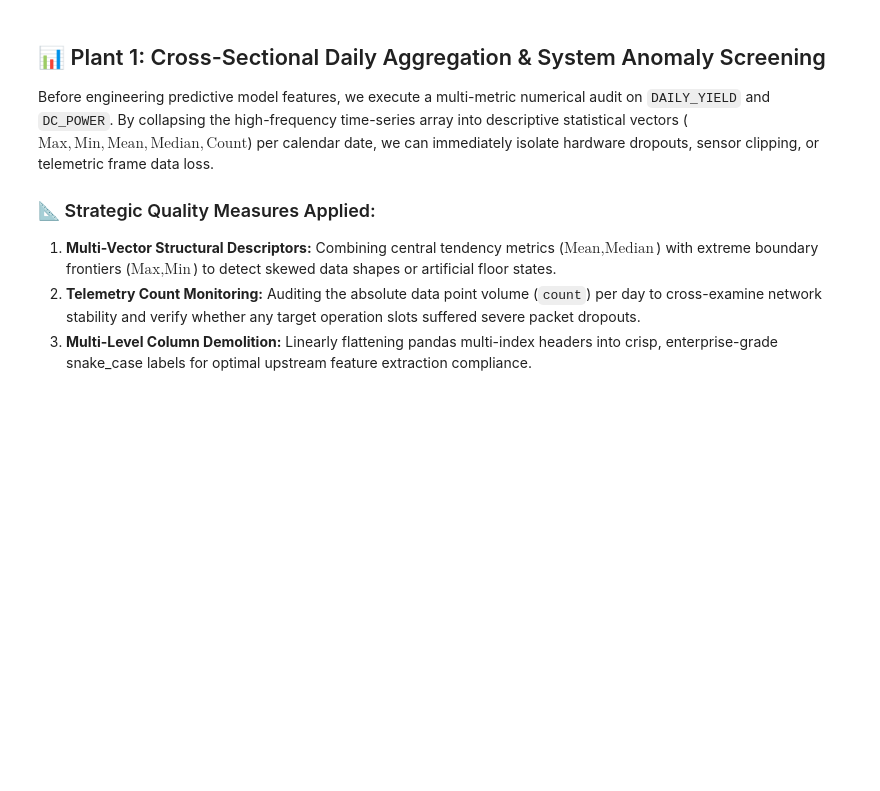
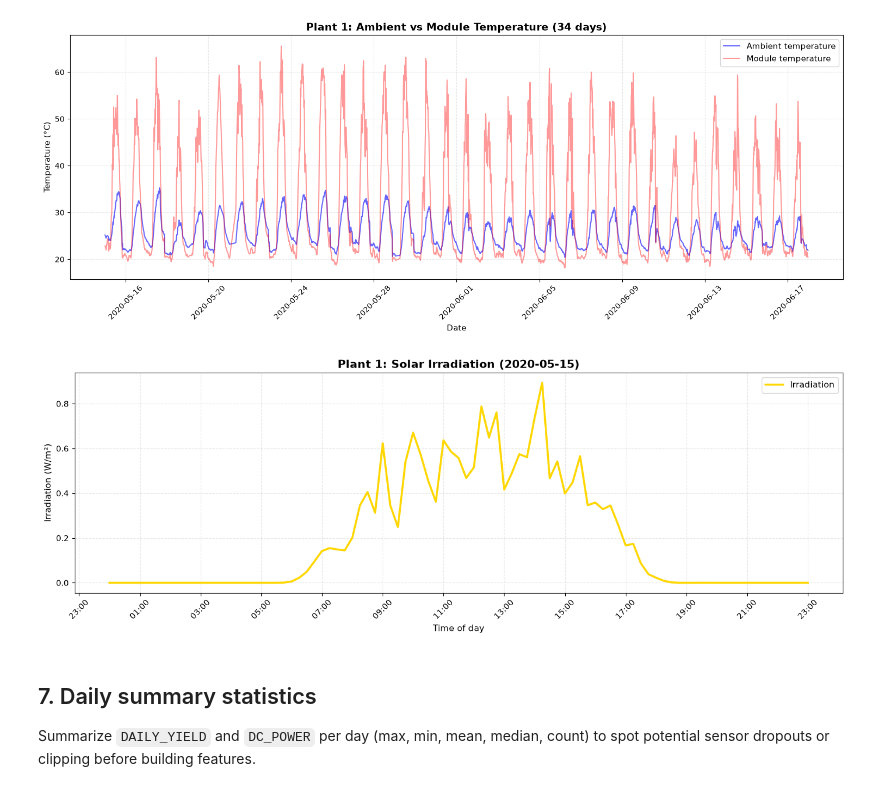
Before and after one commit to tateshita1908/solar-power-forecasting-system, a Jupyter notebook: notebooks/01_solar_forecasting_plant1.ipynb, the cells around one changed output. Saved outputs shown, nothing was run; the diff lists cells and outputs as text; code cells hidden in the pictures; blank space fills up the shorter version.

```diff
--- a/notebooks/01_solar_forecasting_plant1.ipynb
+++ b/notebooks/01_solar_forecasting_plant1.ipynb
@@ -253,56 +193,42 @@ To build a rigorous causal framework for our machine learning model, this sectio
 # %%
-# ==============================================================================
-# SECTION 6: METEOROLOGICAL LIFESPAN TRENDS & DIURNAL IRRADIATION WAVE
-# ==============================================================================
+# Section 6: Weather trends
+logger.info("Plotting temperature and irradiation trends.")
 
-# 1. Access the Pipeline-Level Logger Instance
-logger = logging.getLogger("IngestionPipeline")
-logger.info("Rendering 34-day continuous atmospheric thermal disparity profiles.")
+# Chart 1: 34-day ambient vs module temperature
+plt.figure(figsize=(15, 6))
+plt.plot(plant1_weather_df['DATE_TIME'], plant1_weather_df['AMBIENT_TEMPERATURE'], label='Ambient temperature', color='blue', alpha=0.6, lw=1.5)
+plt.plot(plant1_weather_df['DATE_TIME'], plant1_weather_df['MODULE_TEMPERATURE'], label='Module temperature', color='red', alpha=0.4, lw=1.5)
 
-# --- CHART 1: 34-DAY TEMPERATURE TREND (AMBIENT VS MODULE) ---
-plt.figure(figsize=(15, 6))
-
-# Plot the ambient and module temperatures overlapping each other
-plt.plot(plant1_weather_df['DATE_TIME'], plant1_weather_df['AMBIENT_TEMPERATURE'], label='Ambient Air Temperature', color='blue', alpha=0.6, lw=1.5)
-plt.plot(plant1_weather_df['DATE_TIME'], plant1_weather_df['MODULE_TEMPERATURE'], label='Module Surface Temperature', color='red', alpha=0.4, lw=1.5)
-
-# FIX: Apply Explicit Chronological Locators to Prevent Overlapping Character Smudging
 ax1 = plt.gca()
-ax1.xaxis.set_major_locator(mdates.DayLocator(interval=4))  # Space ticks every 4 days cleanly
+ax1.xaxis.set_major_locator(mdates.DayLocator(interval=4))
 ax1.xaxis.set_major_formatter(mdates.DateFormatter('%Y-%m-%d'))
 
-plt.title("Plant 1: 34-Day Continuous Meteorological Temperature Trend (Ambient vs Module)", fontsize=14, fontweight='bold')
-plt.xlabel("Calendar Operation Timeline (34-Day Continuous Window)", fontsize=11)
-plt.ylabel("Atmospheric Thermal Metrics (°C)", fontsize=11)
+plt.title("Plant 1: Ambient vs Module Temperature (34 days)", fontsize=14, fontweight='bold')
+plt.xlabel("Date", fontsize=11)
+plt.ylabel("Temperature (°C)", fontsize=11)
 plt.grid(True, linestyle='--', alpha=0.3)
 plt.legend(loc='upper right', fontsize=11)
 plt.xticks(rotation=45)
 plt.tight_layout()
 plt.show()
 
-
-# --- CHART 2: 24-HOUR SOLAR IRRADIATION FLASHPOINT ---
+# Chart 2: irradiation curve for a single day
 target_date_weather = '2020-05-15'
-logger.info(f"Isolating 24-hour solar irradiation trajectory for target date: {target_date_weather}")
-
-# Filter the dataset to include strictly the specified target operational date window
 day_weather_df = plant1_weather_df[plant1_weather_df['DATE_TIME'].dt.date == pd.to_datetime(target_date_weather).date()].copy()
 
 plt.figure(figsize=(14, 5))
-plt.plot(day_weather_df['DATE_TIME'], day_weather_df['IRRADIATION'], color='gold', lw=2.5, label='Solar Irradiation Intensity')
+plt.plot(day_weather_df['DATE_TIME'], day_weather_df['IRRADIATION'], color='gold', lw=2.5, label='Irradiation')
 
-# FIX: Apply Explicit Chronological Locators for the Day-Level Tickers
 ax2 = plt.gca()
-ax2.xaxis.set_major_locator(mdates.HourLocator(interval=2))  # Space major ticks every 2 hours beautifully
+ax2.xaxis.set_major_locator(mdates.HourLocator(interval=2))
 ax2.xaxis.set_major_formatter(mdates.DateFormatter('%H:%M'))
 
-plt.title(f"Plant 1: 24-Hour Continuous Solar Irradiation Wave ({target_date_weather})", fontsize=14, fontweight='bold')
-plt.xlabel("Time of Day (24-Hour Cycle)", fontsize=11)
-plt.ylabel("Solar Irradiation Intensity ($W/m^2$)", fontsize=11)
+plt.title(f"Plant 1: Solar Irradiation ({target_date_weather})", fontsize=14, fontweight='bold')
+plt.xlabel("Time of day", fontsize=11)
+plt.ylabel("Irradiation (W/m²)", fontsize=11)
 plt.grid(True, linestyle='--', alpha=0.3)
 plt.legend(loc='upper right', fontsize=11)
 plt.xticks(rotation=45)
 plt.tight_layout()
 plt.show()
-
-logger.info("Meteorological context visualizations generated successfully. Environmental audit closed.")
+# %% [output]
@@ -309,10 +236,7 @@ logger.info("Meteorological context visualizations generated successfully. Envir
+[figure, added]
+[figure, added]
 # %% [markdown]
-## 📊 Plant 1: Cross-Sectional Daily Aggregation & System Anomaly Screening
+## 7. Daily summary statistics
 
-Before engineering predictive model features, we execute a multi-metric numerical audit on `DAILY_YIELD` and `DC_POWER`. By collapsing the high-frequency time-series array into descriptive statistical vectors ($\text{Max}, \text{Min}, \text{Mean}, \text{Median}, \text{Count}$) per calendar date, we can immediately isolate hardware dropouts, sensor clipping, or telemetric frame data loss.
-
-### 📐 Strategic Quality Measures Applied:
-1. **Multi-Vector Structural Descriptors:** Combining central tendency metrics ($\text{Mean}, \text{Median}$) with extreme boundary frontiers ($\text{Max}, \text{Min}$) to detect skewed data shapes or artificial floor states.
-2. **Telemetry Count Monitoring:** Auditing the absolute data point volume (`count`) per day to cross-examine network stability and verify whether any target operation slots suffered severe packet dropouts.
-3. **Multi-Level Column Demolition:** Linearly flattening pandas multi-index headers into crisp, enterprise-grade snake_case labels for optimal upstream feature extraction compliance.
+Summarize `DAILY_YIELD` and `DC_POWER` per day (max, min, mean, median, count) to spot potential sensor dropouts or clipping before building features.
 # %%
```
Also changed, not shown: parts of 41 cells of this notebook, 2 other files.
